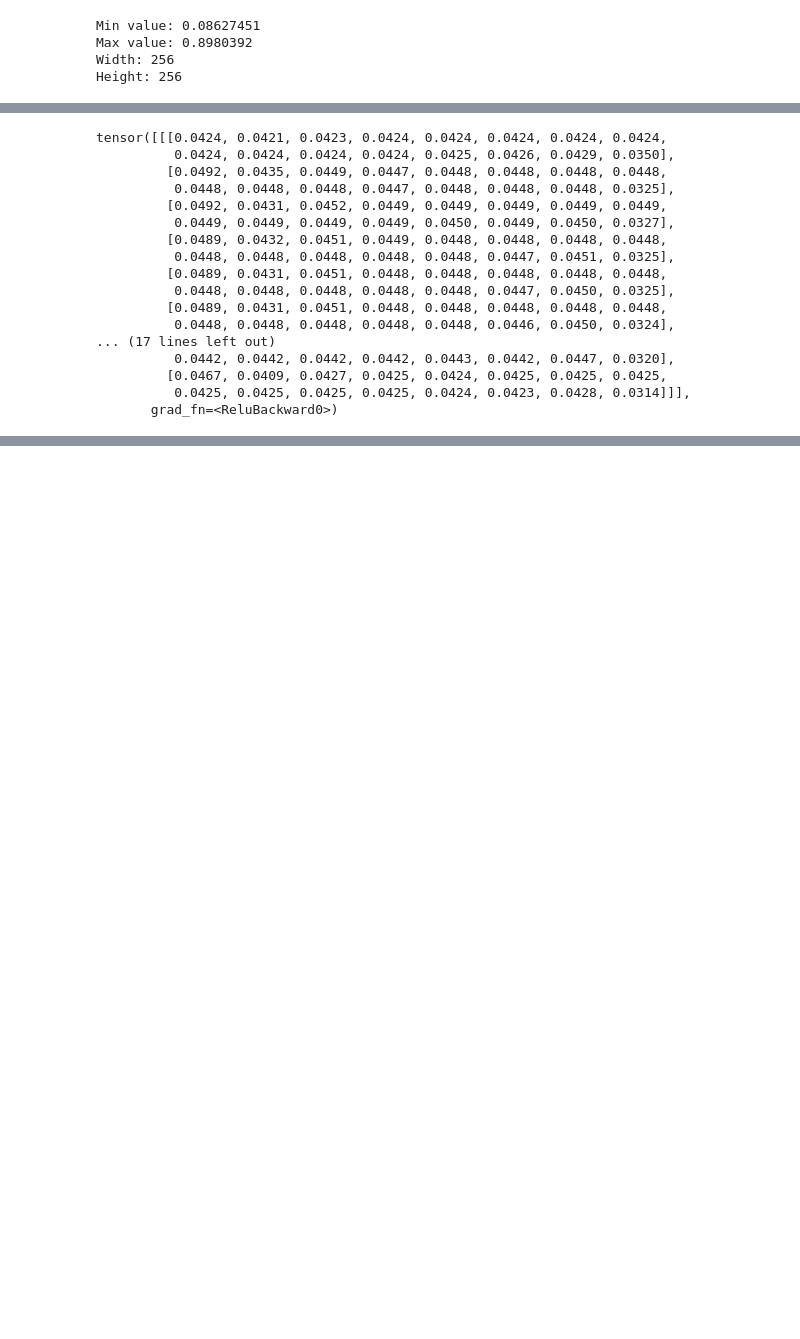
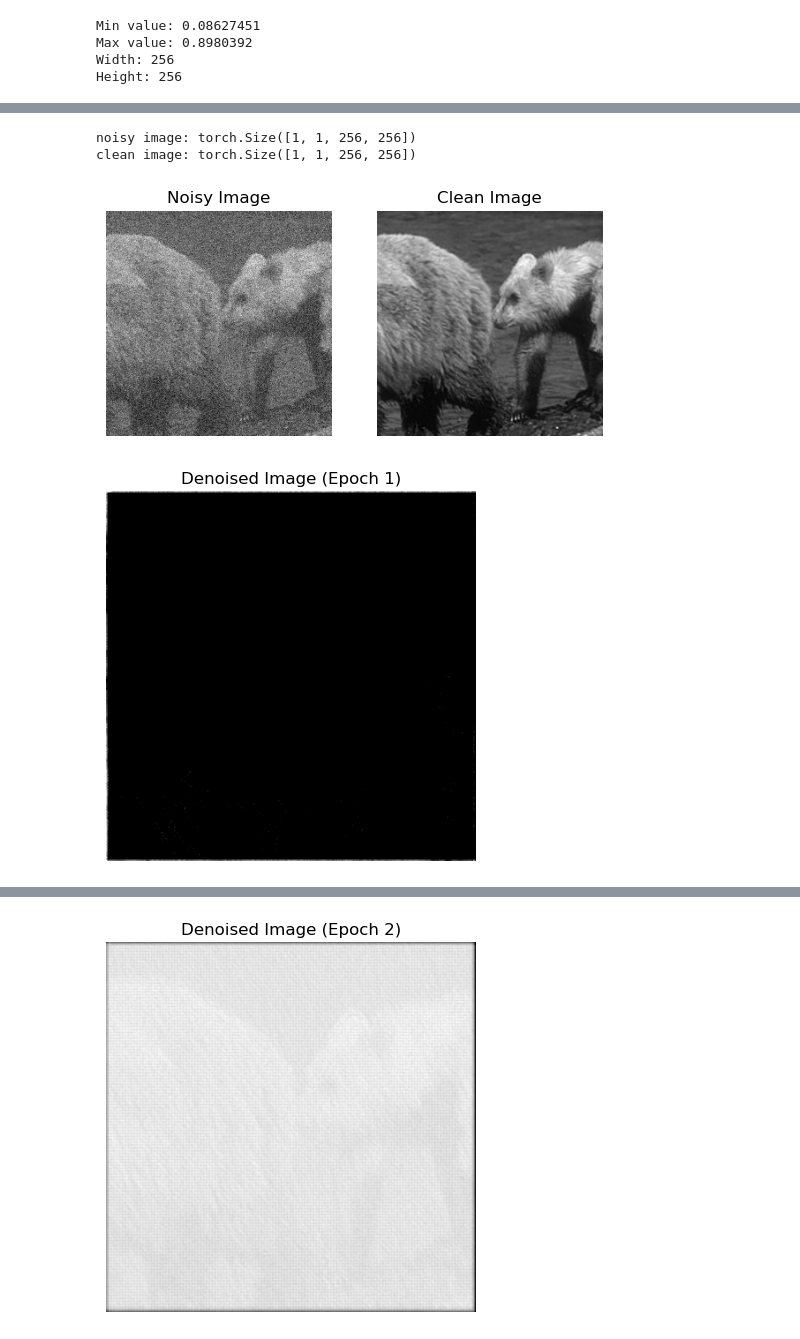
Before and after one commit to JohnnyHuang101/Raw_unet_implemented_byJohnny, a Jupyter notebook: Unet_Denoiser.ipynb, the cells around one changed output, grey strips where cells are left out. Saved outputs shown, nothing was run; the diff lists cells and outputs as text; code cells hidden in the pictures; blank space fills up the shorter version.

```diff
--- a/Unet_Denoiser.ipynb
+++ b/Unet_Denoiser.ipynb
@@ -196,32 +193,54 @@ display(noisy_image)
 # %%
+model = UNet_Denoise()
 
-model = UNet_Denoise()
-optimizer = torch.optim.Adam(model.parameters(), lr=0.001)  # Adjust learning rate as needed
-loss_fn = nn.MSELoss()  # Choose appropriate loss function
+# Convert the noisy and clean images to PyTorch tensors and add batch and channel dimensions
+noisy_tensor = torch.tensor(noisy_image_array, dtype=torch.float32).unsqueeze(0).unsqueeze(0)  # Add batch and channel dimensions
+clean_tensor = torch.tensor(image_array, dtype=torch.float32).unsqueeze(0).unsqueeze(0)
 
-transform = transforms.ToTensor()  # Converts image to PyTorch tensor
-clean_tensor = transform(clean_image)
+print("noisy image: " + str(noisy_tensor.shape))
+print("clean image: " + str(clean_tensor.shape))
 
-noisy_tensor = transform(noisy_image)
+# Display the noisy and clean images
+plt.subplot(1, 2, 1)
+plt.imshow(noisy_image_array, cmap='gray')
+plt.title('Noisy Image')
+plt.axis('off')
 
-bean = UNet_Denoise.forward(model,noisy_tensor)
+plt.subplot(1, 2, 2)
+plt.imshow(image_array, cmap='gray')
+plt.title('Clean Image')
+plt.axis('off')
 
-display(bean)
+plt.show()
+
+# Define your loss function and optimizer
+loss_fn = nn.MSELoss()  # Mean Squared Error loss
+optimizer = torch.optim.Adam(model.parameters(), lr=0.001)  # Adam optimizer
+
+# Training loop
+num_epochs = 10
+for epoch in range(num_epochs):
+    # Forward pass
+    denoised_output = model(noisy_tensor)
+
+    # Compute the loss
+    loss = loss_fn(denoised_output, clean_tensor)
+    # Backward pass and optimization
+    optimizer.zero_grad()
+    loss.backward()
+    optimizer.step()
+
+    # Display the denoised image
+    denoised_array = denoised_output.squeeze().detach().cpu().numpy()  # Remove batch and channel dimensions, detach from computation graph, and move to CPU
+    plt.imshow(denoised_array, cmap='grey')  # Assuming grayscale image
+    plt.axis('off')
+    plt.title(f'Denoised Image (Epoch {epoch+1})')
+    plt.show()
+
+    # Print loss
+    print(f'Epoch [{epoch+1}/{num_epochs}], Loss: {loss.item()}')
 # %% [output]
-tensor([[[0.0424, 0.0421, 0.0423, 0.0424, 0.0424, 0.0424, 0.0424, 0.0424,
-          0.0424, 0.0424, 0.0424, 0.0424, 0.0425, 0.0426, 0.0429, 0.0350],
-         [0.0492, 0.0435, 0.0449, 0.0447, 0.0448, 0.0448, 0.0448, 0.0448,
-          0.0448, 0.0448, 0.0448, 0.0447, 0.0448, 0.0448, 0.0448, 0.0325],
-         [0.0492, 0.0431, 0.0452, 0.0449, 0.0449, 0.0449, 0.0449, 0.0449,
-          0.0449, 0.0449, 0.0449, 0.0449, 0.0450, 0.0449, 0.0450, 0.0327],
-         [0.0489, 0.0432, 0.0451, 0.0449, 0.0448, 0.0448, 0.0448, 0.0448,
-          0.0448, 0.0448, 0.0448, 0.0448, 0.0448, 0.0447, 0.0451, 0.0325],
-         [0.0489, 0.0431, 0.0451, 0.0448, 0.0448, 0.0448, 0.0448, 0.0448,
-          0.0448, 0.0448, 0.0448, 0.0448, 0.0448, 0.0447, 0.0450, 0.0325],
-         [0.0489, 0.0431, 0.0451, 0.0448, 0.0448, 0.0448, 0.0448, 0.0448,
-          0.0448, 0.0448, 0.0448, 0.0448, 0.0448, 0.0446, 0.0450, 0.0324],
-... (17 lines left out)
-          0.0442, 0.0442, 0.0442, 0.0442, 0.0443, 0.0442, 0.0447, 0.0320],
-         [0.0467, 0.0409, 0.0427, 0.0425, 0.0424, 0.0425, 0.0425, 0.0425,
-          0.0425, 0.0425, 0.0425, 0.0425, 0.0424, 0.0423, 0.0428, 0.0314]]],
-       grad_fn=<ReluBackward0>)
+noisy image: torch.Size([1, 1, 256, 256])
+clean image: torch.Size([1, 1, 256, 256])
+[figure, added]
+[figure, added]
@@ -227,0 +248 @@ tensor([[[0.0424, 0.0421, 0.0423, 0.0424, 0.0424, 0.0424, 0.0424, 0.0424,
+[figure, added]
```
Also changed, not shown: parts of 4 cells of this notebook.
